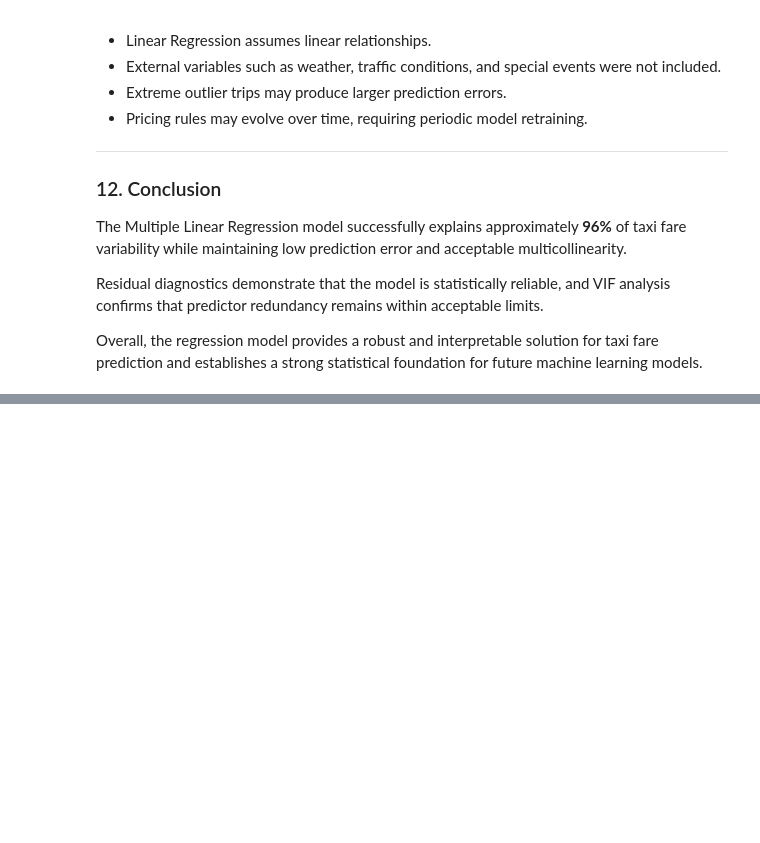
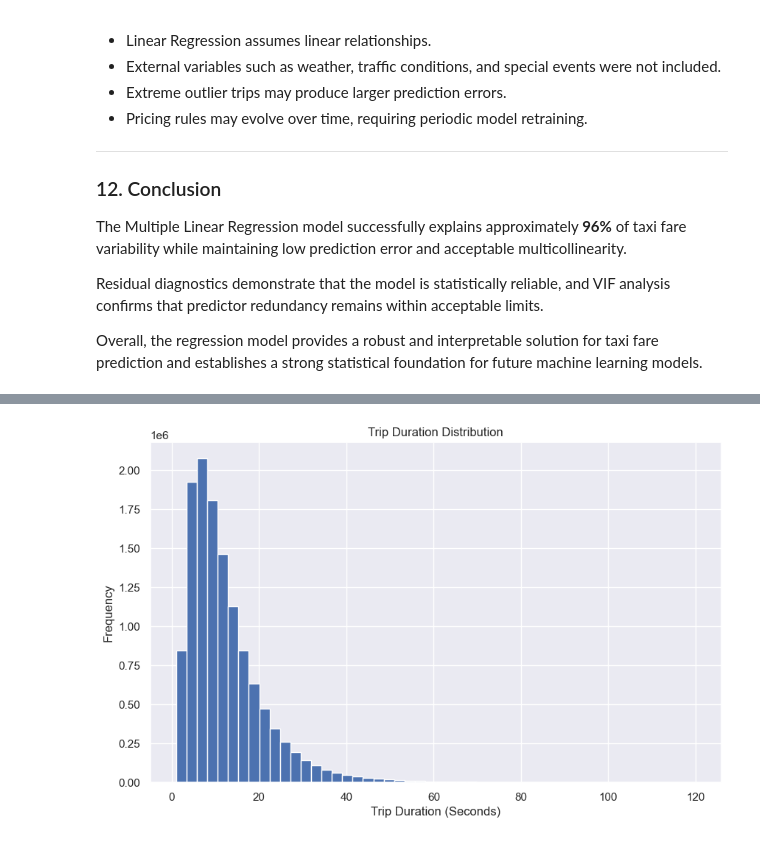
Before and after one commit to morsycoo/NYC-Yellow-Taxi-Trip-Duration-Prediction, a Jupyter notebook: notebook/NYC_Taxi_Statistical_Analysis.ipynb, the cells around one changed output, grey strips where cells are left out. Saved outputs shown, nothing was run; the diff lists cells and outputs as text; code cells hidden in the pictures; blank space fills up the shorter version.

```diff
--- a/notebook/NYC_Taxi_Statistical_Analysis.ipynb
+++ b/notebook/NYC_Taxi_Statistical_Analysis.ipynb
@@ -9089,0 +9176,12 @@ Overall, the regression model provides a robust and interpretable solution for t
+# %%
+# ============================================================
+# Example 1: Select Target Variable
+# ============================================================
+
+target = numeric_df["trip_duration"]
+
+print("Target Name :", target.name)
+
+print("Data Type   :", target.dtype)
+
+print("Shape       :", target.shape)
@@ -9089,0 +9273,24 @@ Overall, the regression model provides a robust and interpretable solution for t
+# %%
+# ============================================================
+# Example 5: Target Distribution
+# ============================================================
+
+plt.figure(figsize=(10,6))
+
+plt.hist(
+
+    target,
+
+    bins=50
+
+)
+
+plt.title("Trip Duration Distribution")
+
+plt.xlabel("Trip Duration (Seconds)")
+
+plt.ylabel("Frequency")
+
+plt.show()
+# %% [output]
+[figure, added]
```
Also changed, not shown: parts of 202 cells of this notebook.
